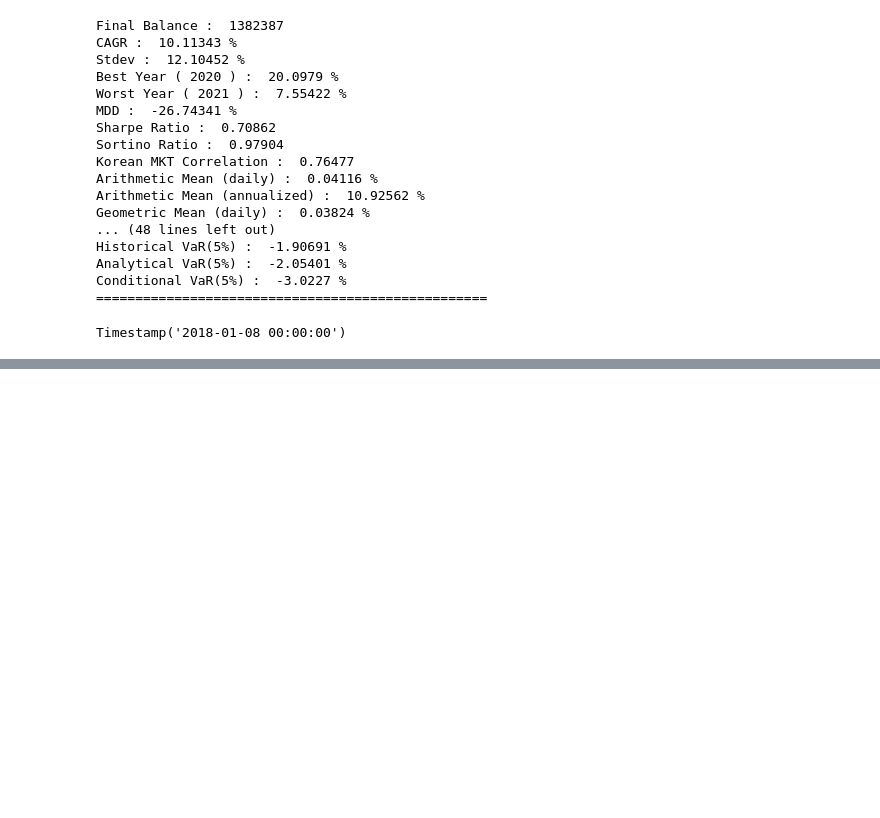
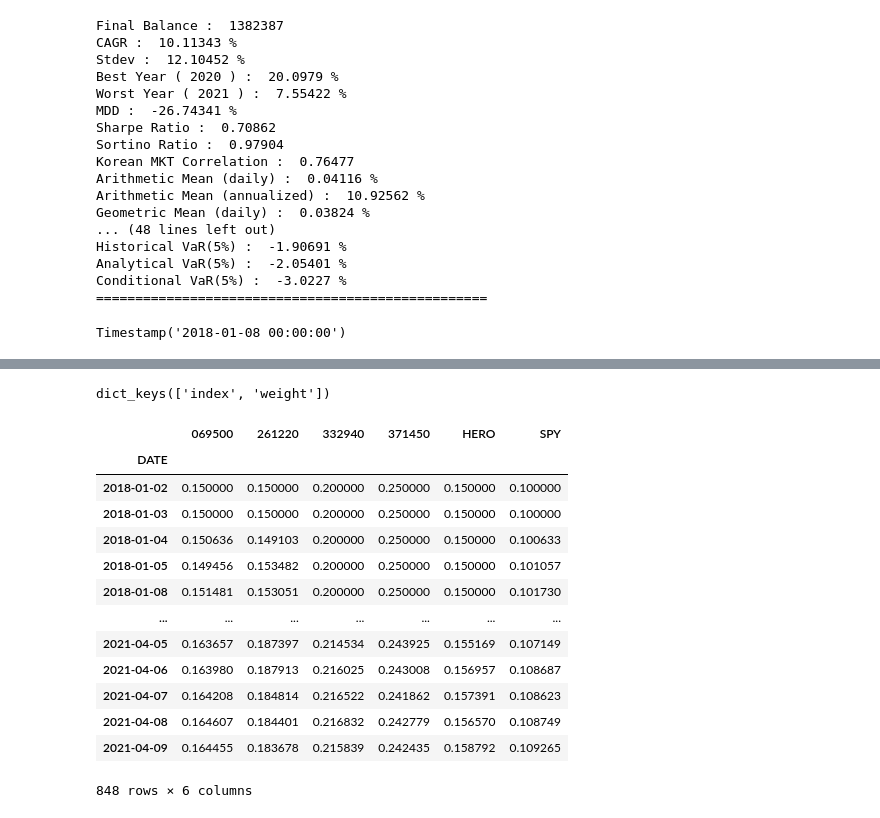
Before and after one commit to sunkism/backtest, a Jupyter notebook: backtest_v3.ipynb, the cells around one changed output, grey strips where cells are left out. Saved outputs shown, nothing was run; the diff lists cells and outputs as text; code cells hidden in the pictures; blank space fills up the shorter version.

```diff
--- a/backtest_v3.ipynb
+++ b/backtest_v3.ipynb
@@ -581,7 +581,7 @@ import numpy as np
 import time, datetime
 import json
 
-def generate_input ():
+def make_input ():
 
     #입력포맷
     my_input = {'start_date' : '2018-01-01',
@@ -687,2 +683,0 @@ test_json = generate_input()
-# %%
-result = data_preprocess(test_json)
@@ -713,0 +720,36 @@ result['target_wght']
+# %%
+#테스트용 인풋을 자체생성함
+test_json = make_input()
+
+my_config = json.loads(test_json)
+
+# 시계열 데이터를 전처리한다.
+my_timeseries = data_preprocess(my_config)
+
+# 일별 지수 및 종목비중 생성(backtest)
+backtest_result = generate_index(my_config['init_index'],my_config['init_amt'],result['rtn'],result['target_wght'] )
+
+# 시계열 분석
+# %%
+backtest_result.keys()
+# %% [output]
+dict_keys(['index', 'weight'])
+# %%
+rerere = generate_index(my_config['init_index'],my_config['init_amt'],result['rtn'],result['target_wght'] )
+# %%
+  rerere['weight']
+# %% [output]
+|  | 069500 | 261220 | 332940 | 371450 | HERO | SPY |
+| DATE |  |  |  |  |  |  |
+| 2018-01-02 | 0.150000 | 0.150000 | 0.200000 | 0.250000 | 0.150000 | 0.100000 |
+| 2018-01-03 | 0.150000 | 0.150000 | 0.200000 | 0.250000 | 0.150000 | 0.100000 |
+| 2018-01-04 | 0.150636 | 0.149103 | 0.200000 | 0.250000 | 0.150000 | 0.100633 |
+| 2018-01-05 | 0.149456 | 0.153482 | 0.200000 | 0.250000 | 0.150000 | 0.101057 |
+| 2018-01-08 | 0.151481 | 0.153051 | 0.200000 | 0.250000 | 0.150000 | 0.101730 |
+| ... | ... | ... | ... | ... | ... | ... |
+| 2021-04-05 | 0.163657 | 0.187397 | 0.214534 | 0.243925 | 0.155169 | 0.107149 |
+| 2021-04-06 | 0.163980 | 0.187913 | 0.216025 | 0.243008 | 0.156957 | 0.108687 |
+| 2021-04-07 | 0.164208 | 0.184814 | 0.216522 | 0.241862 | 0.157391 | 0.108623 |
+| 2021-04-08 | 0.164607 | 0.184401 | 0.216832 | 0.242779 | 0.156570 | 0.108749 |
+| 2021-04-09 | 0.164455 | 0.183678 | 0.215839 | 0.242435 | 0.158792 | 0.109265 |
+848 rows × 6 columns
```
Also changed, not shown: parts of 5 cells of this notebook.
